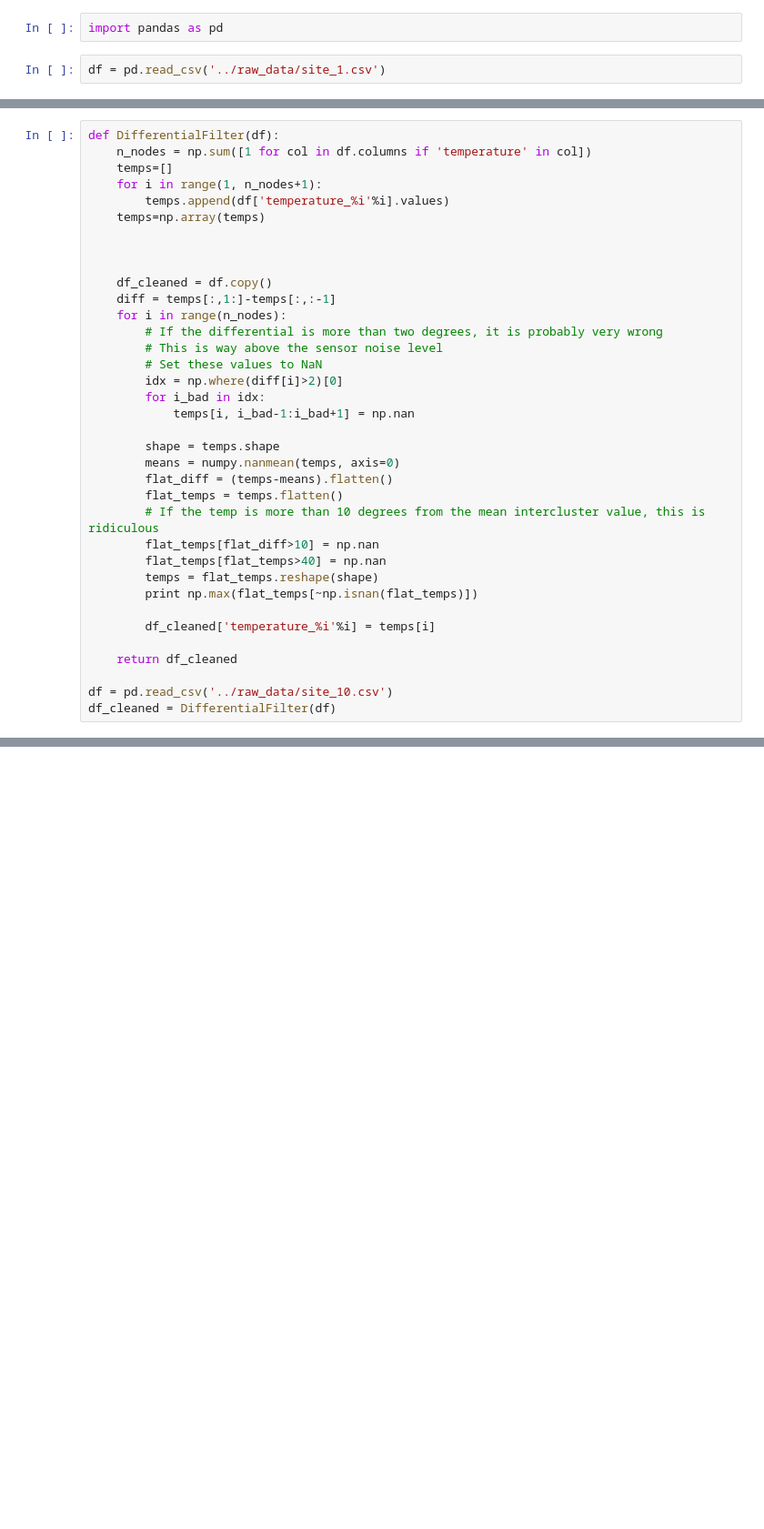
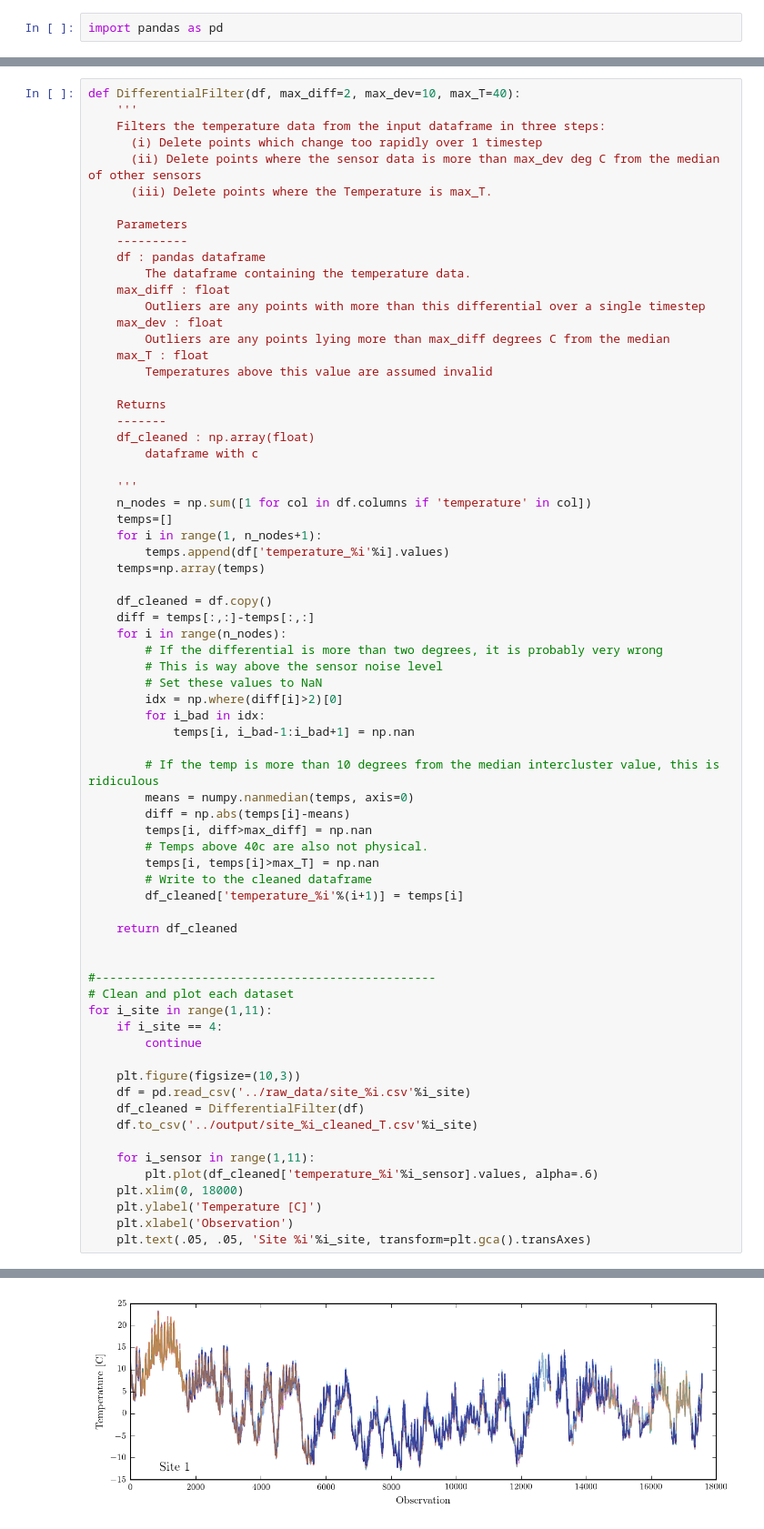
Before and after one commit to erccarls/berkely_snowfall, a Jupyter notebook: notebooks/Temperature.ipynb, the cells around one changed output, grey strips where cells are left out. Shown at 91% size. Saved outputs shown, nothing was run; the diff lists cells and outputs as text; blank space fills up the shorter version.

Commit message:
Added Kalman notes.  Temp cleaning completed.  Aspect and slope computed.

```diff
--- a/notebooks/Temperature.ipynb
+++ b/notebooks/Temperature.ipynb
@@ -1,4 +1,2 @@
 # %%
 import pandas as pd
-# %%
-df = pd.read_csv('../raw_data/site_1.csv')
@@ -59,15 +3,36 @@ for i in range(1,11):
 # %%
-def DifferentialFilter(df):
+def DifferentialFilter(df, max_diff=2, max_dev=10, max_T=40):
+    '''
+    Filters the temperature data from the input dataframe in three steps:
+      (i) Delete points which change too rapidly over 1 timestep
+      (ii) Delete points where the sensor data is more than max_dev deg C from the median of other sensors
+      (iii) Delete points where the Temperature is max_T.
+
+    Parameters
+    ----------
+    df : pandas dataframe
+        The dataframe containing the temperature data.
+    max_diff : float
+        Outliers are any points with more than this differential over a single timestep
+    max_dev : float
+        Outliers are any points lying more than max_diff degrees C from the median
+    max_T : float
+        Temperatures above this value are assumed invalid
+
+    Returns
+    -------
+    df_cleaned : np.array(float)
+        dataframe with c
+
+    '''
     n_nodes = np.sum([1 for col in df.columns if 'temperature' in col])
     temps=[]
     for i in range(1, n_nodes+1):
         temps.append(df['temperature_%i'%i].values)
     temps=np.array(temps)
 
-
-
     df_cleaned = df.copy()
-    diff = temps[:,1:]-temps[:,:-1]
+    diff = temps[:,:]-temps[:,:]
     for i in range(n_nodes):
         # If the differential is more than two degrees, it is probably very wrong
         # This is way above the sensor noise level
@@ -76,20 +41,33 @@ def DifferentialFilter(df):
         for i_bad in idx:
             temps[i, i_bad-1:i_bad+1] = np.nan
 
-        shape = temps.shape
-        means = numpy.nanmean(temps, axis=0)
-        flat_diff = (temps-means).flatten()
-        flat_temps = temps.flatten()
-        # If the temp is more than 10 degrees from the mean intercluster value, this is ridiculous
-        flat_temps[flat_diff>10] = np.nan
-        flat_temps[flat_temps>40] = np.nan
-        temps = flat_temps.reshape(shape)
-        print np.max(flat_temps[~np.isnan(flat_temps)])
-
-        df_cleaned['temperature_%i'%i] = temps[i]
+        # If the temp is more than 10 degrees from the median intercluster value, this is ridiculous
+        means = numpy.nanmedian(temps, axis=0)
+        diff = np.abs(temps[i]-means)
+        temps[i, diff>max_diff] = np.nan
+        # Temps above 40c are also not physical.
+        temps[i, temps[i]>max_T] = np.nan
+        # Write to the cleaned dataframe
+        df_cleaned['temperature_%i'%(i+1)] = temps[i]
 
     return df_cleaned
 
-df = pd.read_csv('../raw_data/site_10.csv')
-df_cleaned = DifferentialFilter(df)
+
+#------------------------------------------------
+# Clean and plot each dataset
+for i_site in range(1,11):
+    if i_site == 4:
+        continue
+
+    plt.figure(figsize=(10,3))
+    df = pd.read_csv('../raw_data/site_%i.csv'%i_site)
+    df_cleaned = DifferentialFilter(df)
+    df.to_csv('../output/site_%i_cleaned_T.csv'%i_site)
+
+    for i_sensor in range(1,11):
+        plt.plot(df_cleaned['temperature_%i'%i_sensor].values, alpha=.6)
+    plt.xlim(0, 18000)
+    plt.ylabel('Temperature [C]')
+    plt.xlabel('Observation')
+    plt.text(.05, .05, 'Site %i'%i_site, transform=plt.gca().transAxes)
 # %% [output]
@@ -105,0 +74 @@ df_cleaned = DifferentialFilter(df)
+[figure, added]
```
Also changed, not shown: parts of 7 cells of this notebook, 19 other files.
